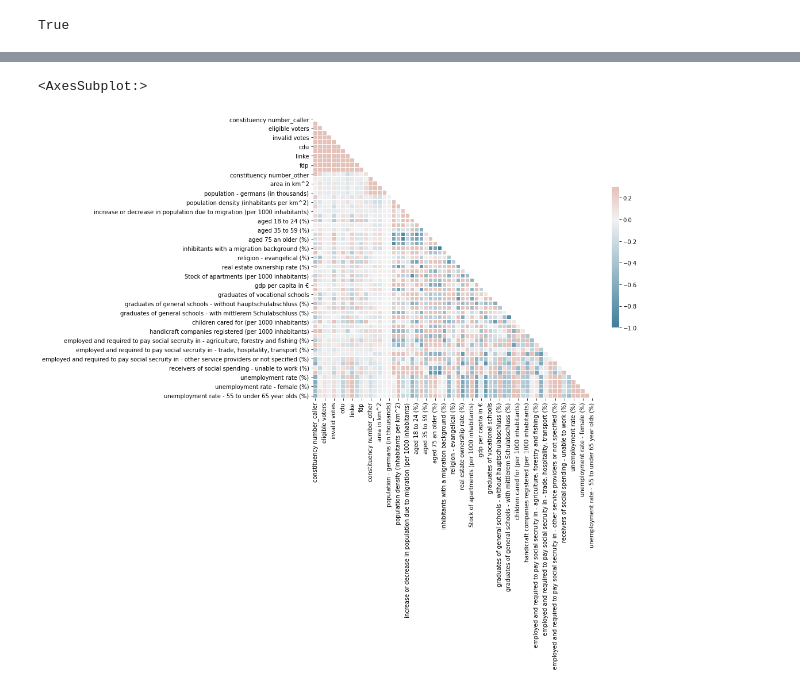
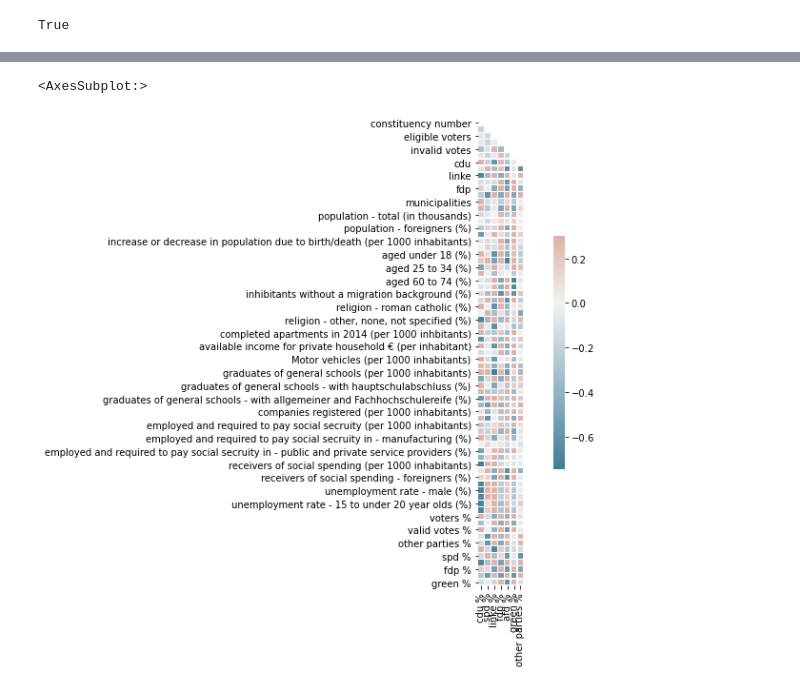
Before and after one commit to MariusMeiners/w07_assignment, a Jupyter notebook: W07.ipynb, the cells around one changed output, grey strips where cells are left out. Cells and saved outputs as stored; diff of their text form; code cells hidden in the pictures.

Commit message:
Current state

```diff
--- a/W07.ipynb
+++ b/W07.ipynb
@@ -118,7 +157,6 @@ feautures[col2replace] = feautures[col2replace].apply(lambda x: pd.to_numeric(x.
 # %%
-# Merge of both the results and the feautures dataframes
-df_all = results.join(feautures, on='constituency number', lsuffix='_', rsuffix='')
 # Checking if all columns are there
-df_all.shape[1] == feautures.shape[1] + results.shape[1]
+# -1 because constituency number is in both -> will only be included once
+df_all.shape[1] == feautures.shape[1] + results.shape[1] - 1
 # %% [output]
 True
@@ -124,0 +211,22 @@ True
+# %%
+# get voters as a percentage of all people in that area that were eligible to vote
+df_all["voters %"] = df_all["voters"] / df_all["eligible voters"].astype(float) * 100
+
+# get invalid votes as a percentage of the votes casted
+df_all["invalid votes %"] = df_all["invalid votes"] / df_all["voters"].astype(float) * 100
+
+# get valid votes as a percentage of votes casted
+df_all["valid votes %"] = df_all["valid votes"] / df_all["voters"].astype(float) * 100
+
+# get number of votes for other parties
+df_all["other parties"] = df_all["valid votes"] - (df_all.loc[:, ["cdu", "spd", "linke", "fdp", "afd", "green"]].sum(axis=1))
+# get percentage of valid votes that went to other parties than the ones who got into parliament
+df_all["other parties %"] = df_all["other parties"] / df_all["valid votes"].astype(float) * 100
+
+# get percentages of valid votes that went to each specific party
+df_all["cdu %"] = df_all["cdu"] / df_all["valid votes"].astype(float) * 100
+df_all["spd %"] = df_all["spd"] / df_all["valid votes"].astype(float) * 100
+df_all["linke %"] = df_all["linke"] / df_all["valid votes"].astype(float) * 100
+df_all["fdp %"] = df_all["fdp"] / df_all["valid votes"].astype(float) * 100
+df_all["afd %"] = df_all["afd"] / df_all["valid votes"].astype(float) * 100
+df_all["green %"] = df_all["green"] / df_all["valid votes"].astype(float) * 100
@@ -124,0 +275,12 @@ True
+# %%
+# seperate areas, states and germany as whole to each own dataframe
+# get all areas
+areas = df_all[df_all["constituency number"] < 900]
+
+# get all states
+states = df_all[np.logical_and(df_all["constituency number"] > 900, df_all["constituency number"] < 999)]
+
+# get germany as a whole
+germany = df_all[df_all["constituency number"] == 999]
+# %%
+parties_percentages = ["cdu %", "spd %", "linke %", "fdp %", "afd %", "green %", "other parties %"]
@@ -125,19 +307,20 @@ True
 # %%
 # Compute the correlation matrix
-corr = df_all.corr()
+corr = areas.corr()
+corr = corr[parties_percentages]
 
 # Generate a mask for the upper triangle
 mask = np.triu(np.ones_like(corr, dtype=bool))
 
 # Set up the matplotlib figure
 f, ax = plt.subplots(figsize=(11, 9))
 
 # Generate a custom diverging colormap
 cmap = sns.diverging_palette(230, 20, as_cmap=True)
 
 # Draw the heatmap with the mask and correct aspect ratio
 sns.heatmap(corr, mask=mask, cmap=cmap, vmax=.3, center=0,
             square=True, linewidths=.5, cbar_kws={"shrink": .5})
 # %% [output]
 <AxesSubplot:>
-[figure, old version]
+[figure, new version]
```
Also changed, not shown: parts of 18 cells of this notebook.
